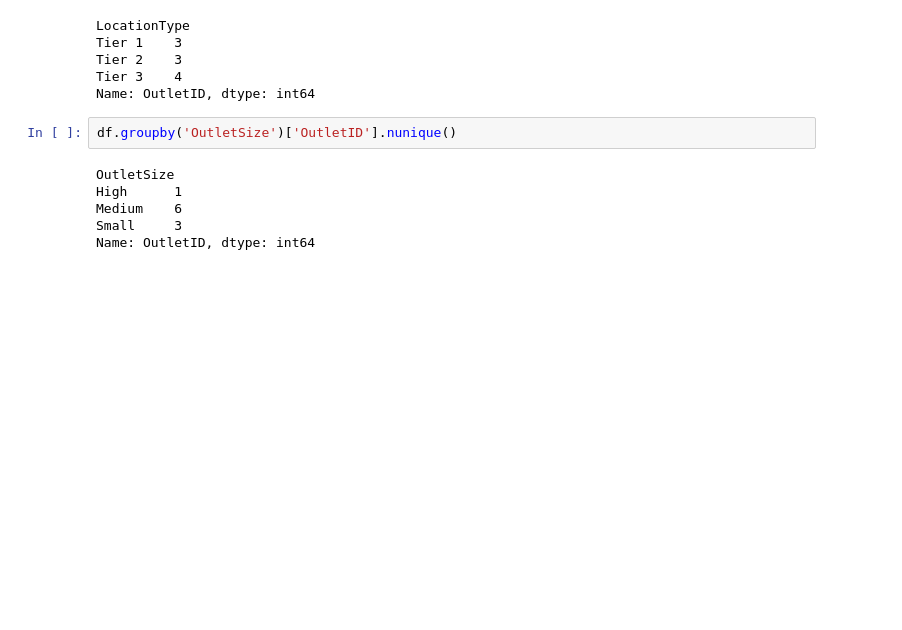
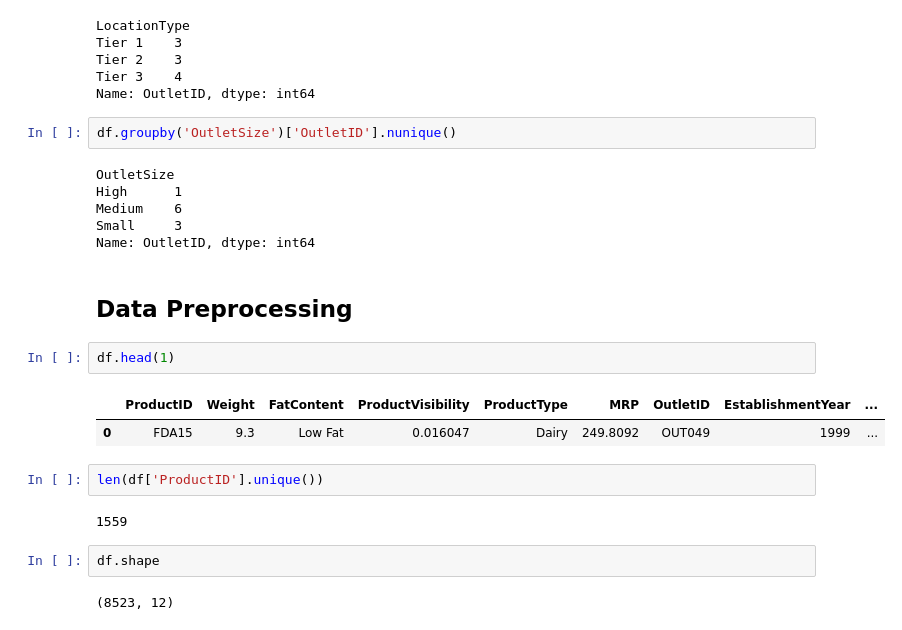
Before and after one commit to pi-mishra/Big-Mart-Sales-Prediction, a Jupyter notebook: BigMartSalesPrediction.ipynb, the cells around one changed output. Saved outputs shown, nothing was run; the diff lists cells and outputs as text; blank space fills up the shorter version.

```diff
--- a/BigMartSalesPrediction.ipynb
+++ b/BigMartSalesPrediction.ipynb
@@ -431,3 +431,18 @@ High      1
 Medium    6
 Small     3
 Name: OutletID, dtype: int64
+# %% [markdown]
+## Data Preprocessing
+# %%
+df.head(1)
+# %% [output]
+|  | ProductID | Weight | FatContent | ProductVisibility | ProductType | MRP | OutletID | EstablishmentYear | ... |
+| 0 | FDA15 | 9.3 | Low Fat | 0.016047 | Dairy | 249.8092 | OUT049 | 1999 | ... |
+# %%
+len(df['ProductID'].unique())
+# %% [output]
+1559
+# %%
+df.shape
+# %% [output]
+(8523, 12)
```
Also changed, not shown: parts of 1 cell of this notebook.
